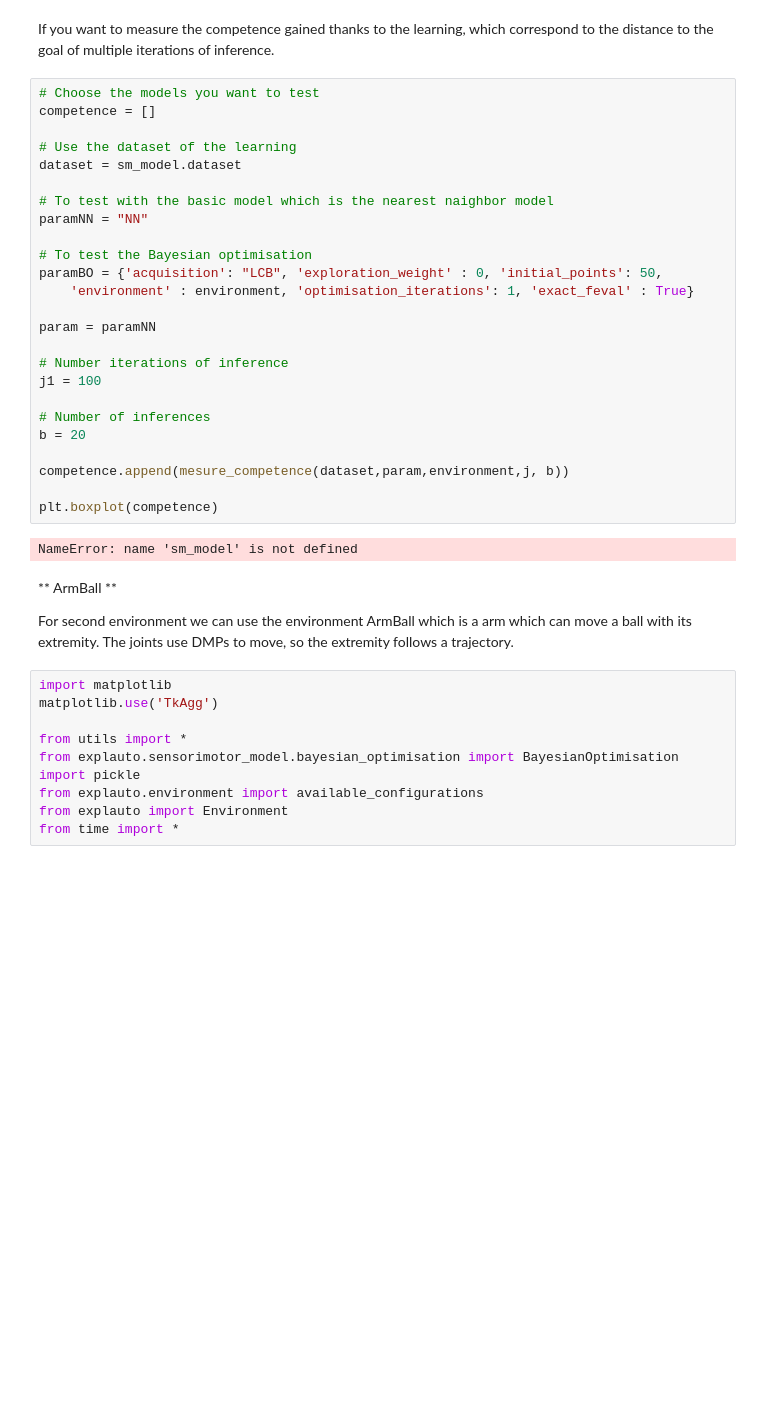
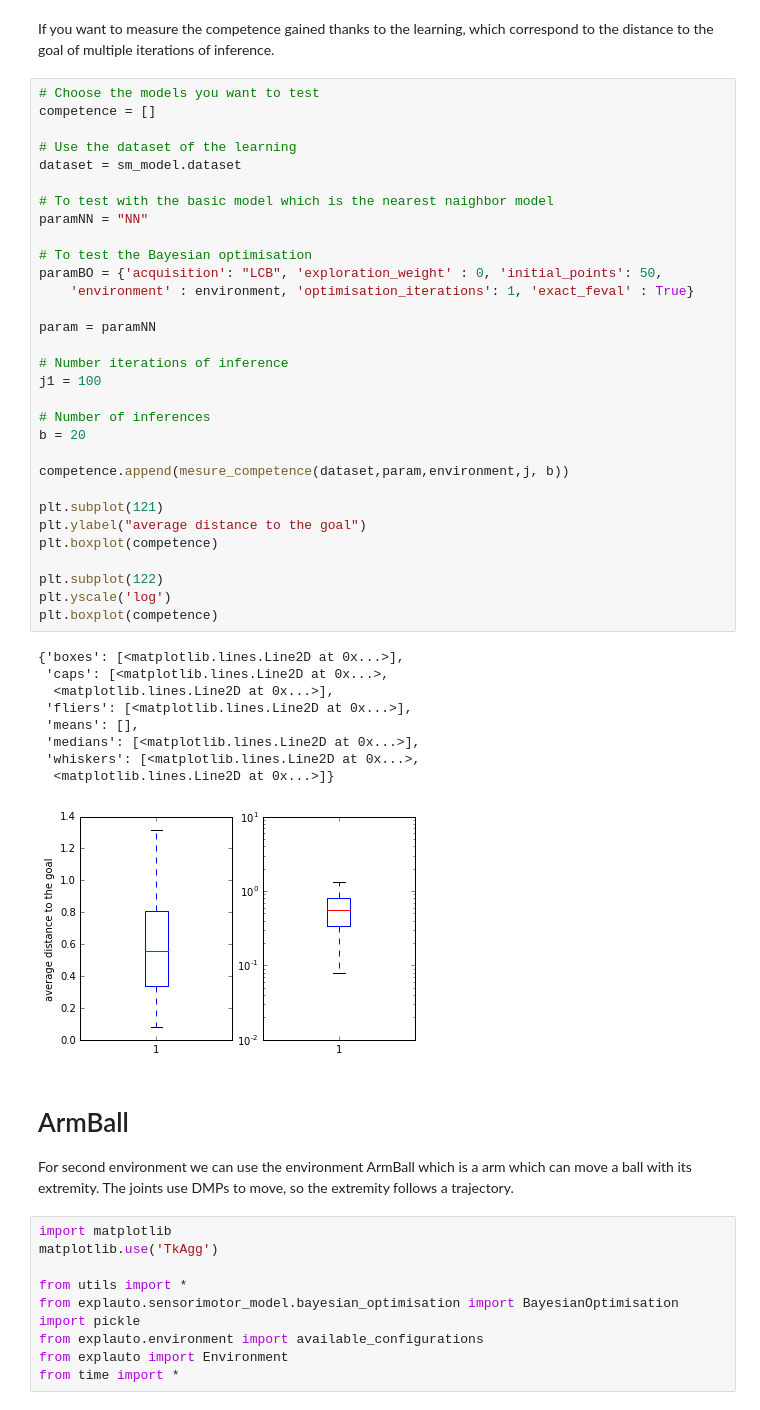
Before and after one commit to TimotheeAnne/Bayesian-Optimisation, a Jupyter notebook: notebook/BayesianOptimisation.ipynb, the cells around one changed output. Drawn from its saved outputs; the diff is of its cells as text; blank space fills up the shorter version.

```diff
--- a/notebook/BayesianOptimisation.ipynb
+++ b/notebook/BayesianOptimisation.ipynb
@@ -132,32 +129,46 @@ If you want to measure the competence gained thanks to the learning, which corre
 # %%
 # Choose the models you want to test
 competence = []
 
 # Use the dataset of the learning
 dataset = sm_model.dataset
 
 # To test with the basic model which is the nearest naighbor model
 paramNN = "NN"
 
 # To test the Bayesian optimisation
 paramBO = {'acquisition': "LCB", 'exploration_weight' : 0, 'initial_points': 50,
     'environment' : environment, 'optimisation_iterations': 1, 'exact_feval' : True}
 
 param = paramNN
 
 # Number iterations of inference
 j1 = 100
 
 # Number of inferences
 b = 20
 
 competence.append(mesure_competence(dataset,param,environment,j, b))
 
+plt.subplot(121)
+plt.ylabel("average distance to the goal")
 plt.boxplot(competence)
+
+plt.subplot(122)
+plt.yscale('log')
+plt.boxplot(competence)
 # %% [output]
-NameError: name 'sm_model' is not defined
+{'boxes': [<matplotlib.lines.Line2D at 0x...>],
+ 'caps': [<matplotlib.lines.Line2D at 0x...>,
+  <matplotlib.lines.Line2D at 0x...>],
+ 'fliers': [<matplotlib.lines.Line2D at 0x...>],
+ 'means': [],
+ 'medians': [<matplotlib.lines.Line2D at 0x...>],
+ 'whiskers': [<matplotlib.lines.Line2D at 0x...>,
+  <matplotlib.lines.Line2D at 0x...>]}
+[figure, added]
 # %% [markdown]
-** ArmBall **
+# ArmBall
 
 For second environment we can use the environment ArmBall which is a arm which can move a ball with its extremity. The joints use DMPs to move, so the extremity follows a trajectory.
 # %%
```
Also changed, not shown: parts of 6 cells of this notebook, 1 other file.
